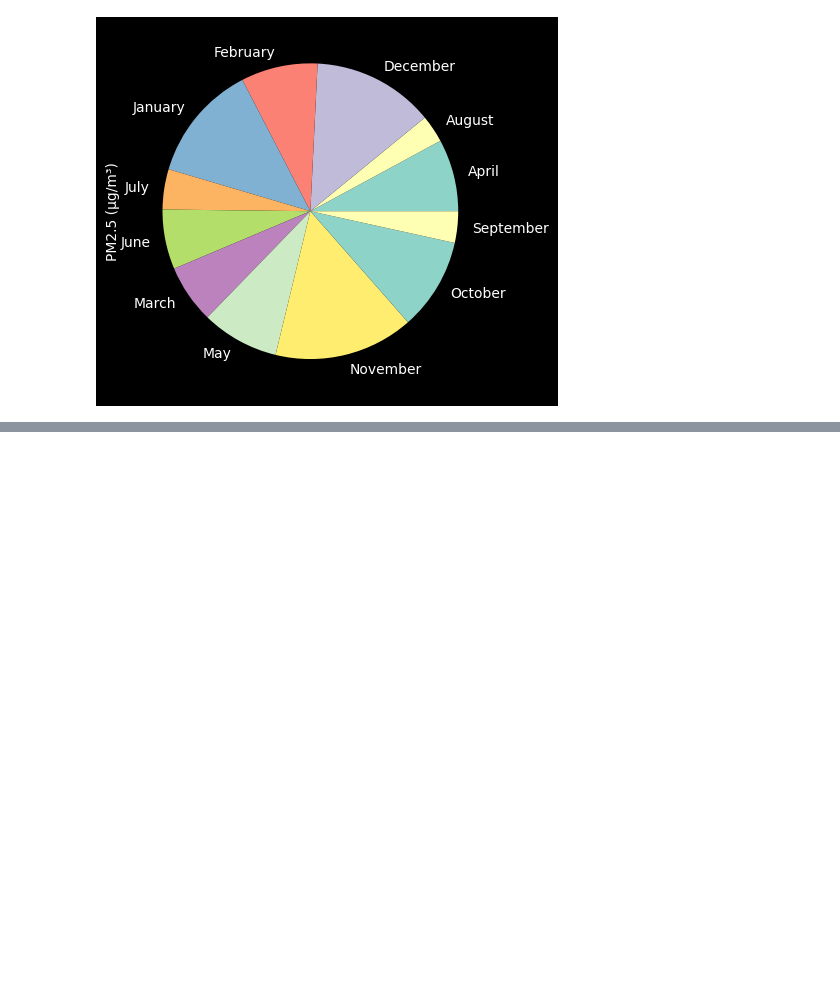
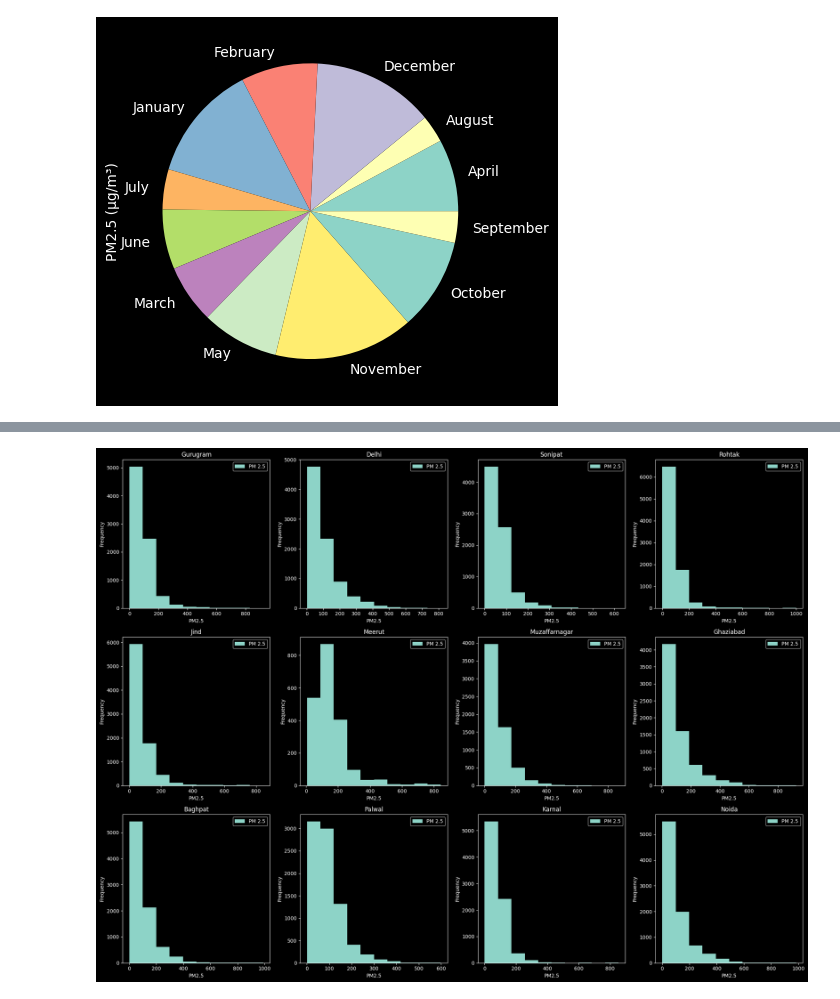
Before and after one commit to TeslaC00/AirPollutionNCR, a Jupyter notebook: GraphVisualization.ipynb, the cells around one changed output, grey strips where cells are left out. Cells and saved outputs as stored; diff of their text form; code cells hidden in the pictures; blank space fills up the shorter version.

```diff
--- a/GraphVisualization.ipynb
+++ b/GraphVisualization.ipynb
@@ -29,6 +31,6 @@ for filename in os.listdir(RAW_DATA_FILES_PATH):
 # %%
-for df in dfs:
-    df['PM2.5 (µg/m³)'].plot()
+for dataset in dfs:
+    dataset['PM2.5 (µg/m³)'].plot()
 # %% [output]
 [figure]
 # %%
@@ -137,0 +183,25 @@ dfs["2019"].groupby("Month")["PM2.5 (µg/m³)"].mean().plot(kind="pie")
+# %%
+# plot distribution of PM2.5 for each NCR region
+regions = df["Region"].unique()
+n_regions = len(regions)
+
+col = 4
+row = (n_regions + col - 1) // col
+
+fig, axes = plt.subplots(row, col, figsize=(20, row * 5))
+axes = axes.flatten()
+
+for i, region in enumerate(regions):
+    df[df["Region"] == region]["PM2.5 (µg/m³)"].plot(kind="hist", ax=axes[i])
+    axes[i].set_title(region)
+    axes[i].legend(["PM 2.5"])
+    axes[i].set_xlabel("PM2.5")
+    axes[i].set_ylabel("Frequency")
+
+for j in range(i + 1, n_regions):
+    fig.delaxes(axes[j])
+
+plt.tight_layout()
+plt.show()
+# %% [output]
+[figure, added]
```
Also changed, not shown: parts of 37 cells of this notebook, 13 other files.
